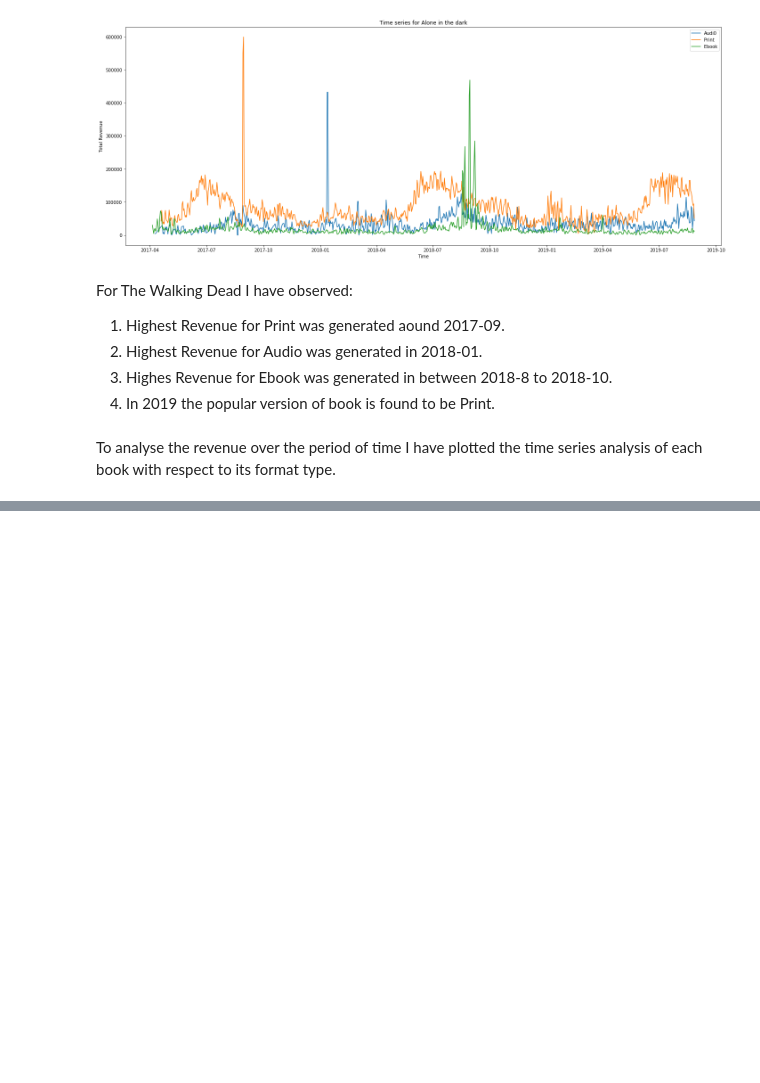
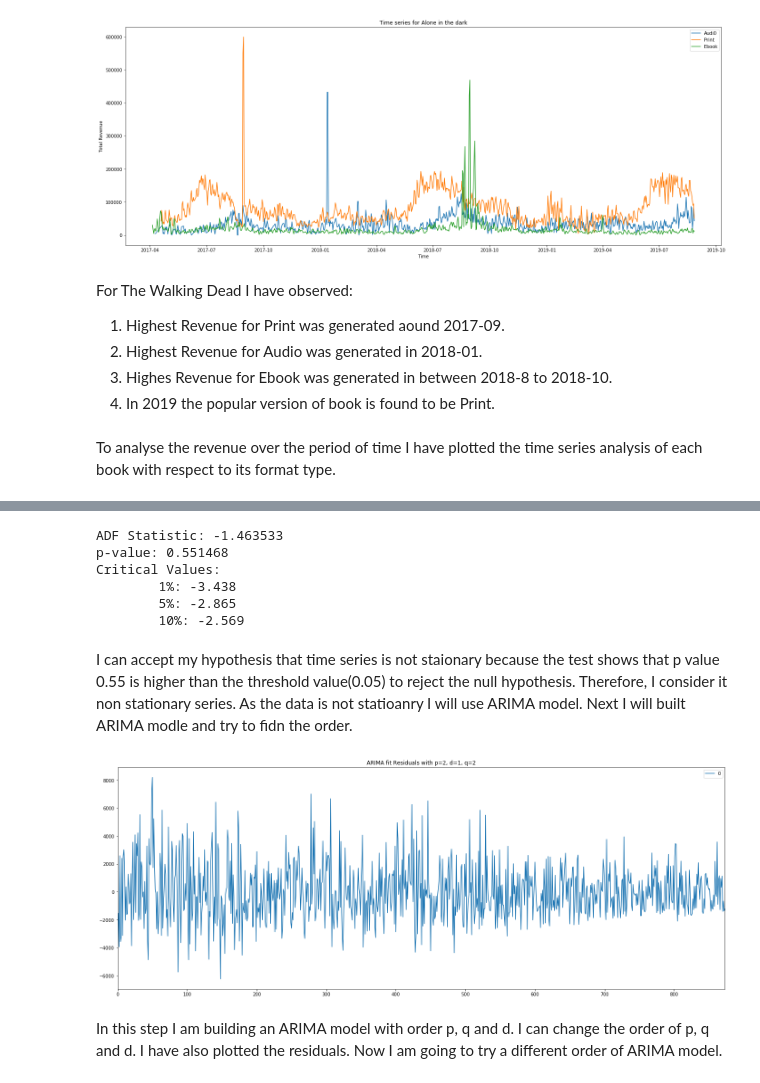
Before and after one commit to saranoor/Data_challenge_Simon_n_Schuster, a Jupyter notebook: Data_Challenge_Simon_n_Schuster.ipynb, the cells around one changed output, grey strips where cells are left out. Drawn from its saved outputs; the diff is of its cells as text; code cells hidden in the pictures; blank space fills up the shorter version.

```diff
--- a/Data_Challenge_Simon_n_Schuster.ipynb
+++ b/Data_Challenge_Simon_n_Schuster.ipynb
@@ -399,0 +374,30 @@ type.
+# %%
+X = TS_alone_in_the_dark_ebook['totalrevenue'].values
+from statsmodels.tsa.stattools import adfuller
+result = adfuller(X)
+print('ADF Statistic: %f' % result[0])
+print('p-value: %f' % result[1])
+print('Critical Values:')
+for key, value in result[4].items():
+    print('\t%s: %.3f' % (key, value))
+# %% [output]
+ADF Statistic: -1.463533
+p-value: 0.551468
+Critical Values:
+        1%: -3.438
+        5%: -2.865
+        10%: -2.569
+# %% [markdown]
+I can accept my hypothesis that time series is not staionary because the test shows that p value 0.55 is higher than the threshold value(0.05) to reject the null hypothesis. Therefore, I consider it non stationary series. As the data is not statioanry I will use ARIMA model. Next I will built ARIMA modle and try to fidn the order.
+# %%
+model = ARIMA(X, order=(3,1,2))
+model_fit1 = model.fit(disp=0)
+residuals = pd.DataFrame(model_fit1.resid)
+residuals.plot()
+pyplot.title('ARIMA fit Residuals with p=2, d=1, q=2')
+pyplot.show()
+# %% [output]
+[figure, added]
+# %% [markdown]
+In this step I am building an ARIMA model with order p, q and d. I can change the order of p, q and d. I have also plotted the
+residuals. Now I am going to try a different order of ARIMA model.
```
Also changed, not shown: parts of 35 cells of this notebook.
